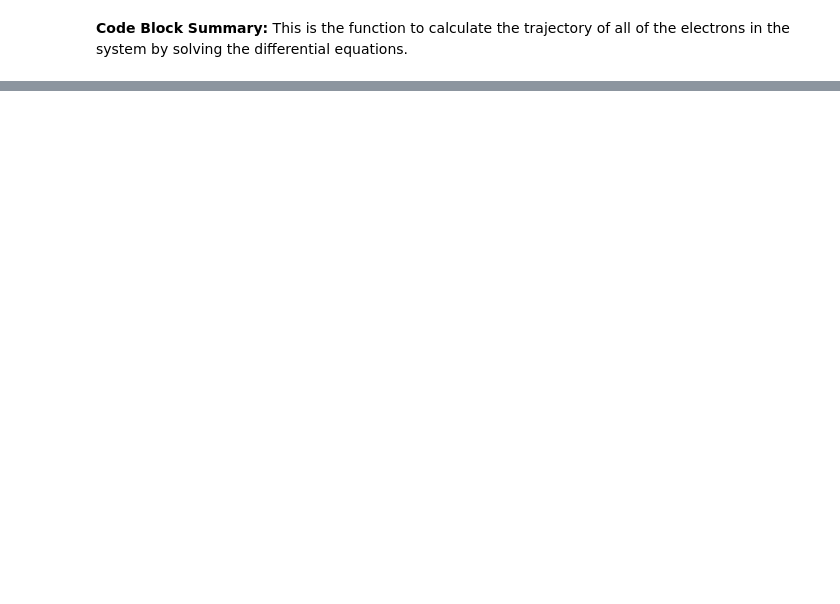
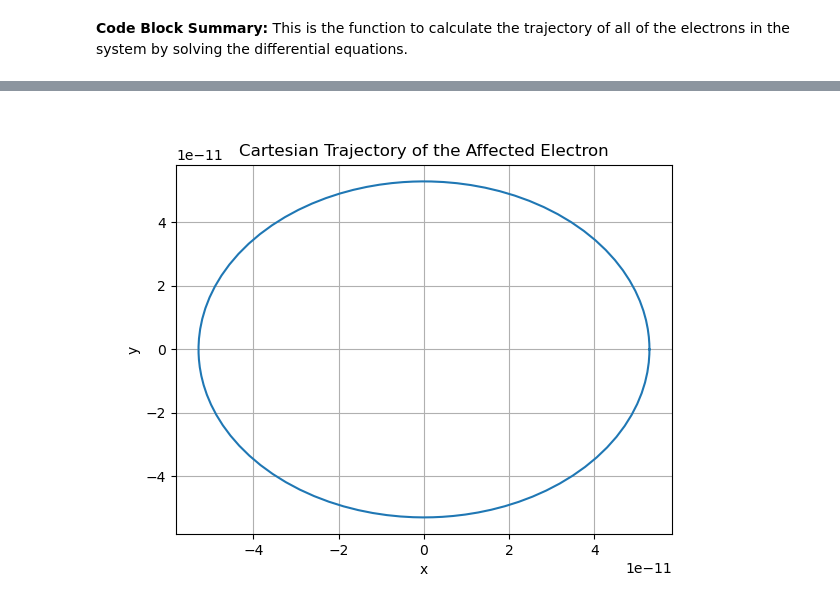
Before and after one commit to mufaro3/physics-210, a Jupyter notebook: Projects/Project 2.ipynb, the cells around one changed output, grey strips where cells are left out. Saved outputs shown, nothing was run; the diff lists cells and outputs as text; code cells hidden in the pictures; blank space fills up the shorter version.

```diff
--- a/Projects/Project 2.ipynb
+++ b/Projects/Project 2.ipynb
@@ -19,7 +21,7 @@ from scipy.integrate import solve_ivp
 NUM_PERIODS=10
 
 # orbital radius of all of the electrons
-r0 = 5.29e-11
+bohr_radius = 5.29e-11
 
 # electron mass
 m = 9.1e-31
@@ -297,19 +324,20 @@ def calculate_starting_values(num_electrons):
     this, without consideration of the incidence
     angle theta.
     """
-    radius = num_electrons * r0
+    radius = bohr_radius
     f_nuc  = np.array([-num_electrons * k * q ** 2 / radius ** 2, 0])
     theta  = np.linspace(0, 2 * np.pi, num_electrons, endpoint=False)[1:]
 
     f_rep = np.zeros(2)
     if num_electrons > 1:
-        dist  = radius * np.array([ 1 - np.cos(theta), -np.sin(theta) ])
-        f_rep = np.sum(k * q ** 2 * dist / magnitudes(dist))
+        dist   = radius * np.array([ 1 - np.cos(theta), -np.sin(theta) ])
+        forces = k * q ** 2 * dist / np.linalg.norm(dist,axis=0)
+        f_rep  = np.sum(forces, axis=1)
 
     f_net = f_nuc + f_rep
     accel = f_net / m
 
-    speed  = np.sqrt(np.linalg.norm(accel) / radius)
+    speed  = np.sqrt(np.linalg.norm(accel) * radius)
     period = 2 * np.pi * radius / speed
 
     return radius, speed, period
@@ -589,32 +568,38 @@ def test_calculation_raw():
         return state_delta
 
     calculation = solve_ivp(diff_eqns, (0, period), trivial_state, rtol=1e-9, atol=1e-9)
-    electron = get_electron_calculation(calculation.y, 0)
+    electron = get_electron(calculation.y, 0)
     radial_pos = cartesian_to_polar(electron.pos)
+    results = dict()
 
+    # Cartesian trajectory
     plt.figure()
     plt.plot(electron.pos[0], electron.pos[1])
     plt.xlabel('x')
     plt.ylabel('y')
     plt.title(f'Cartesian Trajectory of the Affected Electron')
     plt.grid(True)
-    plt.show()
+    results['cartes'] = save_graph_and_close()
 
+    # Polar trajectory
     plt.figure()
-    plt.plot(radial_pos[1], smooth(radial_pos[0], rtol=1e-6))
+    plt.plot(radial_pos[1], radial_pos[0])
     plt.xlabel('θ (rad)')
     plt.ylabel('Radial Distance from Nucleus (m)')
     plt.title(f'Radial Trajectory of 10 orbits for the Affected Electron')
     plt.grid(True)
-    plt.show()
+    results['polar'] = save_graph_and_close()
 
+    # Speed vs. Time graph
     plt.figure()
     speed = magnitudes(electron.vel.transpose())
-    plt.plot(calculation.t, smooth(speed, rtol=1e-6))
+    plt.plot(calculation.t, speed)
     plt.xlabel('Time (s)')
     plt.ylabel('Speed (m/s)')
     plt.title(f'Speed vs. Time')
     plt.grid(True)
-    plt.show()
+    results['speed'] = save_graph_and_close()
 
-test_calculation_raw()
+    return results
+
+trivial_test = test_calculation_raw()
@@ -624,0 +606,4 @@ test_calculation_raw()
+# %%
+display(trivial_test['cartes'])
+# %% [output]
+[figure, added]
```
Also changed, not shown: parts of 43 cells of this notebook, 4 other files.
